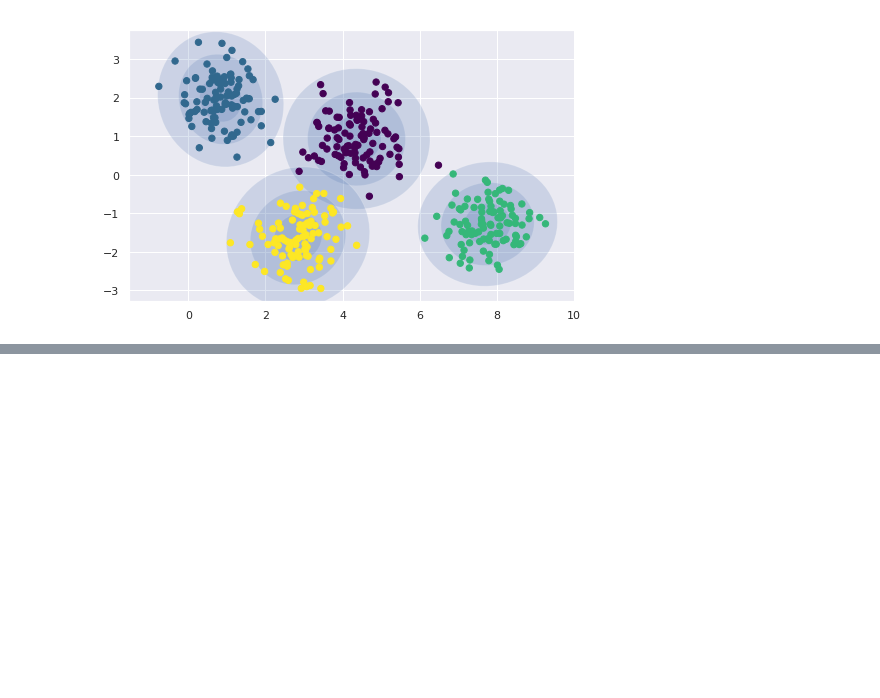
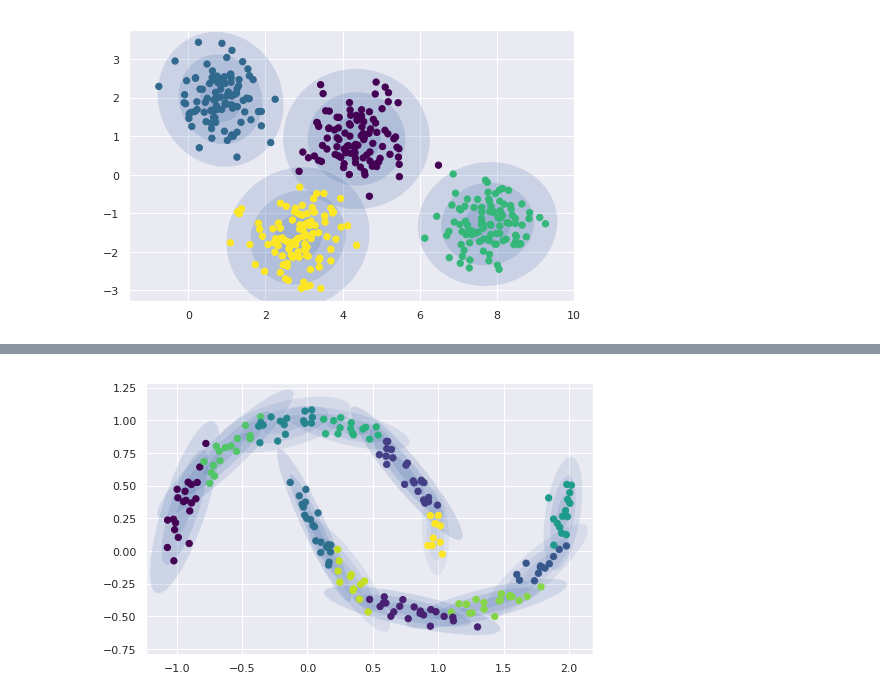
Before and after one commit to thimi0412/PythonDataScinence, a Jupyter notebook: scikit-lean-pra/gaussian_mixture_model.ipynb, the cells around one changed output, grey strips where cells are left out. Drawn from its saved outputs; the diff is of its cells as text; code cells hidden in the pictures; blank space fills up the shorter version.

```diff
--- a/scikit-lean-pra/gaussian_mixture_model.ipynb
+++ b/scikit-lean-pra/gaussian_mixture_model.ipynb
@@ -114,0 +136,5 @@ plot_gmm(gmm, X)
+# %%
+gmm16 = GaussianMixture(n_components=12, covariance_type='full',random_state=0)
+plot_gmm(gmm16, Xmoon)
+# %% [output]
+[figure, added]
```
Also changed, not shown: parts of 10 cells of this notebook.
